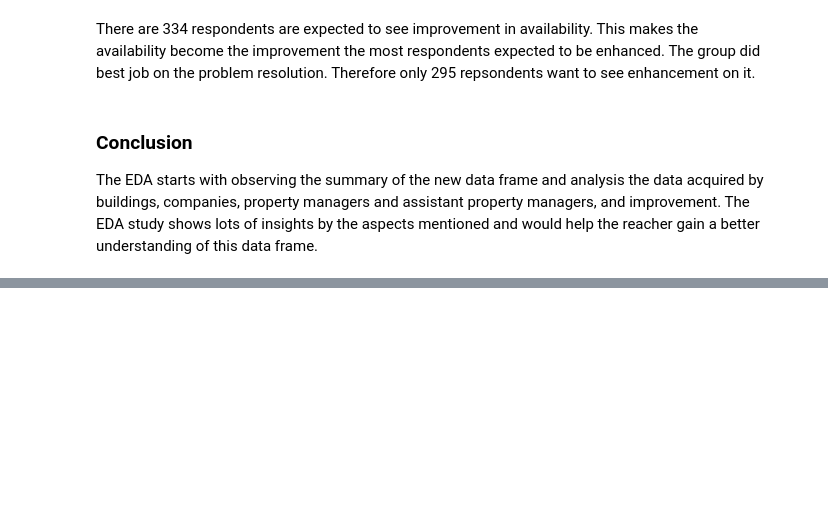
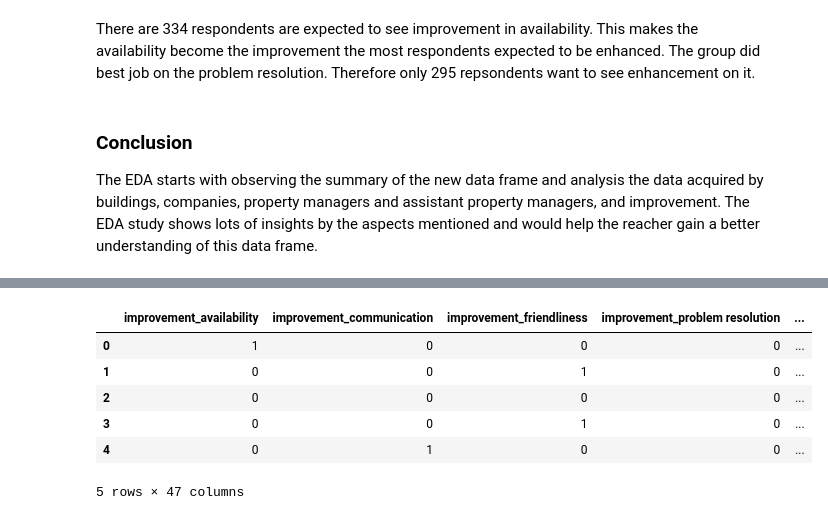
Before and after one commit to qxia2/DAV.5400, a Jupyter notebook: Capstone Project.ipynb, the cells around one changed output, grey strips where cells are left out. Drawn from its saved outputs; the diff is of its cells as text; code cells hidden in the pictures; blank space fills up the shorter version.

```diff
--- a/Capstone Project.ipynb
+++ b/Capstone Project.ipynb
@@ -533,0 +622,12 @@ The EDA starts with observing the summary of the new data frame and analysis the
+# %%
+# get dummuy data
+df5 = pd.get_dummies(df4)
+df5.head(5)
+# %% [output]
+|  | improvement_availability | improvement_communication | improvement_friendliness | improvement_problem resolution | ... |
+| 0 | 1 | 0 | 0 | 0 | ... |
+| 1 | 0 | 0 | 1 | 0 | ... |
+| 2 | 0 | 0 | 0 | 0 | ... |
+| 3 | 0 | 0 | 1 | 0 | ... |
+| 4 | 0 | 1 | 0 | 0 | ... |
+5 rows × 47 columns
```
Also changed, not shown: parts of 19 cells of this notebook.
